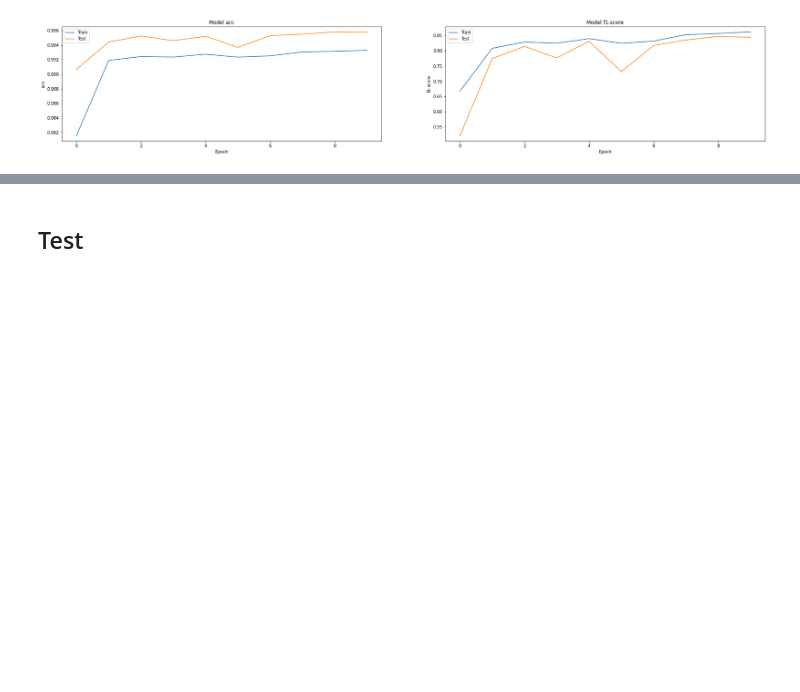
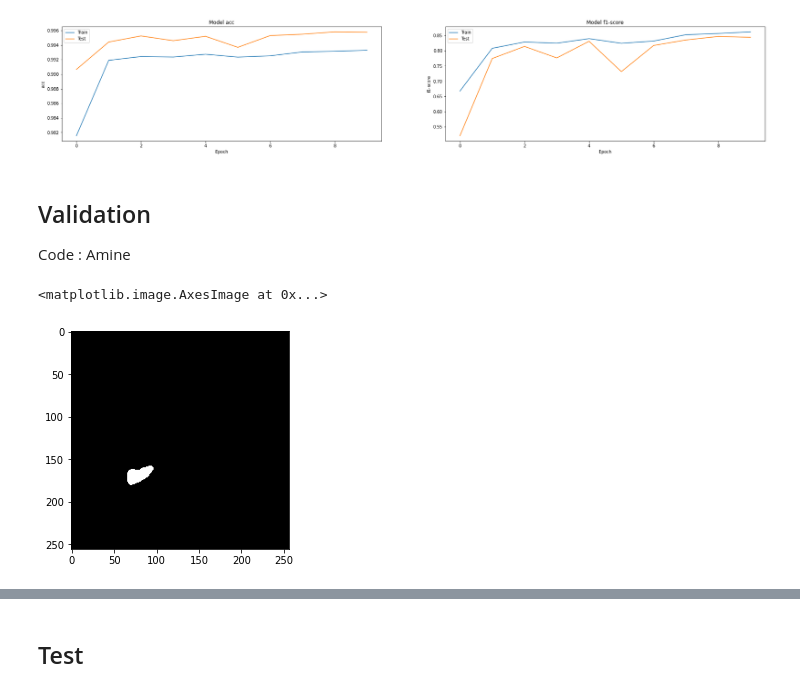
Before and after one commit to Rom1deTroyes/Segmentation_Lesions_Pulmonaires, a Jupyter notebook: Unet.ipynb, the cells around one changed output, grey strips where cells are left out. Cells and saved outputs as stored; diff of their text form; code cells hidden in the pictures; blank space fills up the shorter version.

Commit message:
+[Eval] add Validation et diff pred VS GT

```diff
--- a/Unet.ipynb
+++ b/Unet.ipynb
@@ -284,7 +283,8 @@ results = model.fit(train_generator,
                     steps_per_epoch=1000,
                     epochs=EPOCHS,
                     validation_data=val_generator,
-                    validation_steps=500
+                    validation_steps=500,
+                    callbacks=callbacks
                     )
 
 model.save_weights(model_path)
@@ -379,3 +379,10 @@ plt.show()
 # %% [output]
 [figure]
 [figure]
+# %% [markdown]
+## Validation
+
+Code : Amine
+# %%
+X_test = x_test
+Y_test = y_test
@@ -381,0 +452,7 @@ plt.show()
+# %%
+pred = model.predict(X_test)
+
+plt.imshow(pred[7,:,:,0]>=0.5, cmap="gray")
+# %% [output]
+<matplotlib.image.AxesImage at 0x...>
+[figure, added]
```
Also changed, not shown: parts of 16 cells of this notebook.
